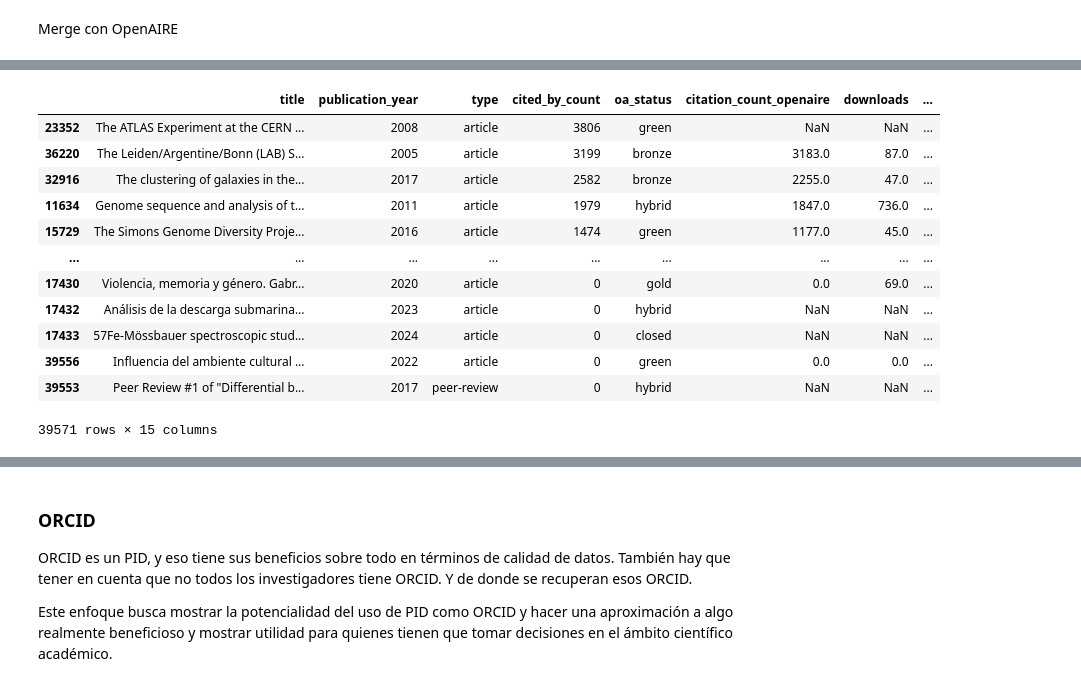
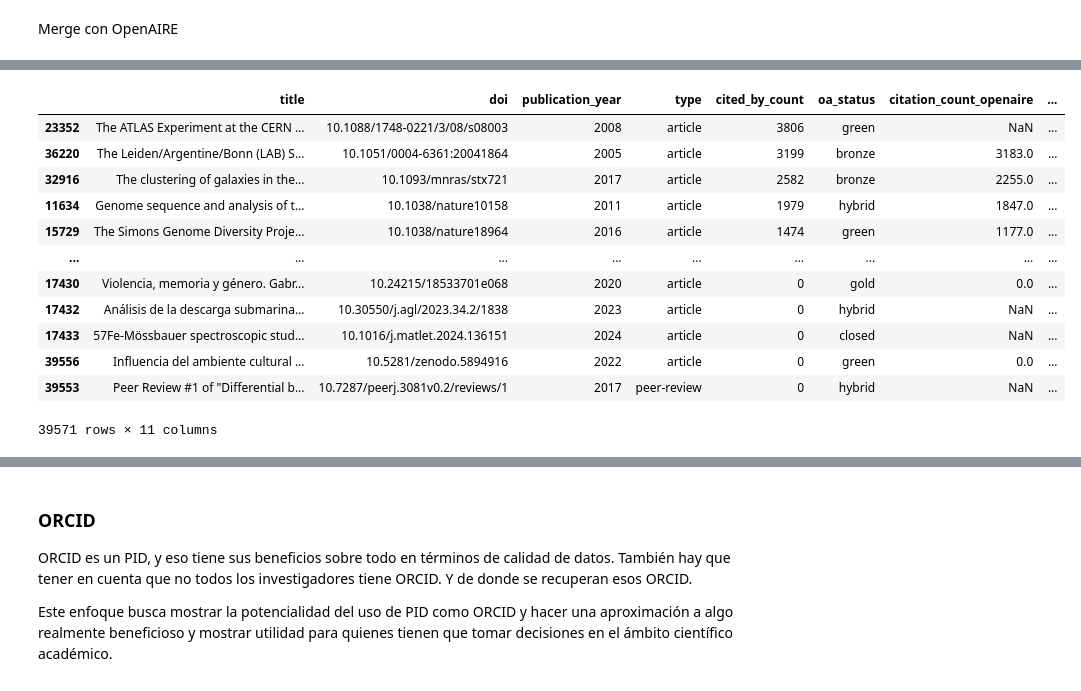
Before and after one commit to PabloDeAlbu/kedro-scholar, a Jupyter notebook: notebooks/profiling.ipynb, the cells around one changed output, grey strips where cells are left out. Saved outputs shown, nothing was run; the diff lists cells and outputs as text; code cells hidden in the pictures.

Commit message:
Agrego pipeline para conformar fact_publication a partir de una fact para openaire y otra para openalex

```diff
--- a/notebooks/profiling.ipynb
+++ b/notebooks/profiling.ipynb
@@ -80,7 +80,7 @@ def get_fact_publication(hub_openalex_work, sat_openalex_work, sal_openalex_work
 
     fact_publication = pd.merge(
         fact_publication_openalex[['work_hk','title','type','publication_year','cited_by_count','oa_status']],
-        sal_openalex_work[['work_hk','doi_hk']]
+        sal_openalex_work[['work_hk','doi_hk','mag_hk']]
     )
 
     fact_publication = pd.merge(
@@ -104,23 +104,37 @@ def get_fact_publication(hub_openalex_work, sat_openalex_work, sal_openalex_work
     )
 
     fact_publication.rename(columns={'citation_count': 'citation_count_openaire'}, inplace=True)
-    fact_columns = ['title','publication_year','type','cited_by_count','oa_status','citation_count_openaire','downloads','views','citation_class','impulse','impulse_class','influence','influence_class','popularity','popularity_class']
+    fact_columns = [
+        'title',
+        'doi',
+        'publication_year',
+        'type',
+        'cited_by_count',
+        'oa_status',
+        'citation_count_openaire',''
+        'downloads',
+        'views',
+        'doi_hk',
+        'mag_hk'
+    ]
+
     fact_publication = fact_publication[fact_columns].sort_values('cited_by_count', ascending=False)
     return fact_publication
 # %%
-get_fact_publication(hub_openalex_work, sat_openalex_work, sal_openalex_work, hub_openalex_doi, link_openaire_researchproduct_doi, sat_openaire_researchproduct)
+fact_publication = get_fact_publication(hub_openalex_work, sat_openalex_work, sal_openalex_work, hub_openalex_doi, link_openaire_researchproduct_doi, sat_openaire_researchproduct)
+fact_publication
 # %% [output]
 [interactive output not drawn]
-|  | title | publication_year | type | cited_by_count | oa_status | citation_count_openaire | downloads | ... |
-| 23352 | The ATLAS Experiment at the CERN ... | 2008 | article | 3806 | green | NaN | NaN | ... |
-| 36220 | The Leiden/Argentine/Bonn (LAB) S... | 2005 | article | 3199 | bronze | 3183.0 | 87.0 | ... |
-| 32916 | The clustering of galaxies in the... | 2017 | article | 2582 | bronze | 2255.0 | 47.0 | ... |
-| 11634 | Genome sequence and analysis of t... | 2011 | article | 1979 | hybrid | 1847.0 | 736.0 | ... |
-| 15729 | The Simons Genome Diversity Proje... | 2016 | article | 1474 | green | 1177.0 | 45.0 | ... |
+|  | title | doi | publication_year | type | cited_by_count | oa_status | citation_count_openaire | ... |
+| 23352 | The ATLAS Experiment at the CERN ... | 10.1088/1748-0221/3/08/s08003 | 2008 | article | 3806 | green | NaN | ... |
+| 36220 | The Leiden/Argentine/Bonn (LAB) S... | 10.1051/0004-6361:20041864 | 2005 | article | 3199 | bronze | 3183.0 | ... |
+| 32916 | The clustering of galaxies in the... | 10.1093/mnras/stx721 | 2017 | article | 2582 | bronze | 2255.0 | ... |
+| 11634 | Genome sequence and analysis of t... | 10.1038/nature10158 | 2011 | article | 1979 | hybrid | 1847.0 | ... |
+| 15729 | The Simons Genome Diversity Proje... | 10.1038/nature18964 | 2016 | article | 1474 | green | 1177.0 | ... |
 | ... | ... | ... | ... | ... | ... | ... | ... | ... |
-| 17430 | Violencia, memoria y género. Gabr... | 2020 | article | 0 | gold | 0.0 | 69.0 | ... |
-| 17432 | Análisis de la descarga submarina... | 2023 | article | 0 | hybrid | NaN | NaN | ... |
-| 17433 | 57Fe-Mössbauer spectroscopic stud... | 2024 | article | 0 | closed | NaN | NaN | ... |
-| 39556 | Influencia del ambiente cultural ... | 2022 | article | 0 | green | 0.0 | 0.0 | ... |
-| 39553 | Peer Review #1 of "Differential b... | 2017 | peer-review | 0 | hybrid | NaN | NaN | ... |
+| 17430 | Violencia, memoria y género. Gabr... | 10.24215/18533701e068 | 2020 | article | 0 | gold | 0.0 | ... |
+| 17432 | Análisis de la descarga submarina... | 10.30550/j.agl/2023.34.2/1838 | 2023 | article | 0 | hybrid | NaN | ... |
+| 17433 | 57Fe-Mössbauer spectroscopic stud... | 10.1016/j.matlet.2024.136151 | 2024 | article | 0 | closed | NaN | ... |
+| 39556 | Influencia del ambiente cultural ... | 10.5281/zenodo.5894916 | 2022 | article | 0 | green | 0.0 | ... |
+| 39553 | Peer Review #1 of "Differential b... | 10.7287/peerj.3081v0.2/reviews/1 | 2017 | peer-review | 0 | hybrid | NaN | ... |
-39571 rows × 15 columns
+39571 rows × 11 columns
```
Also changed, not shown: parts of 3 cells of this notebook, 5 other files.
